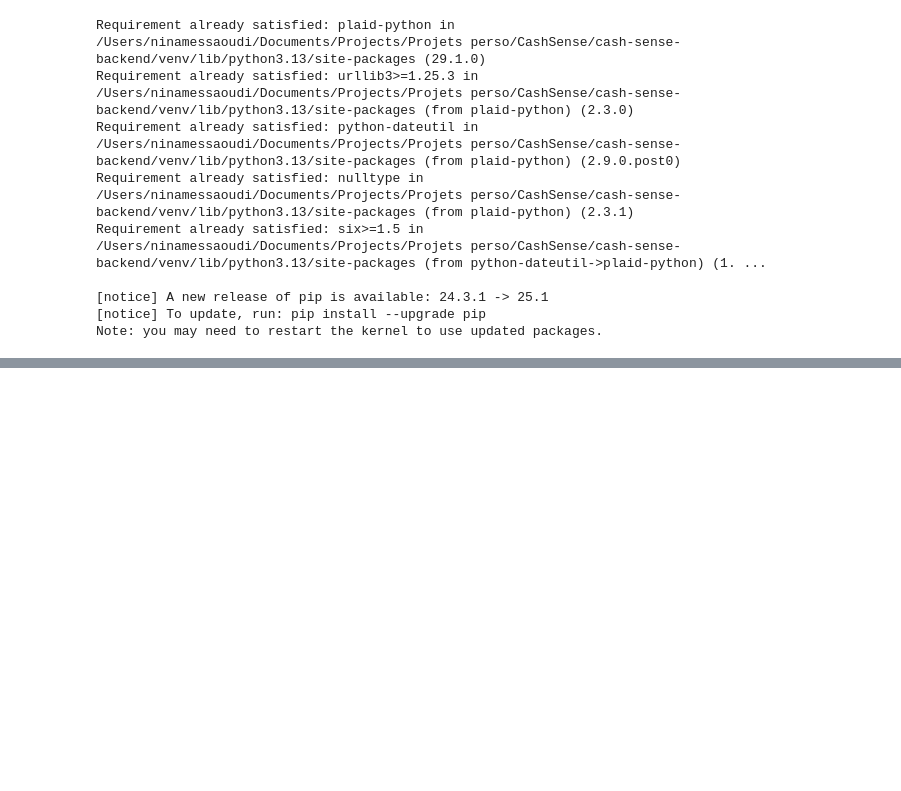
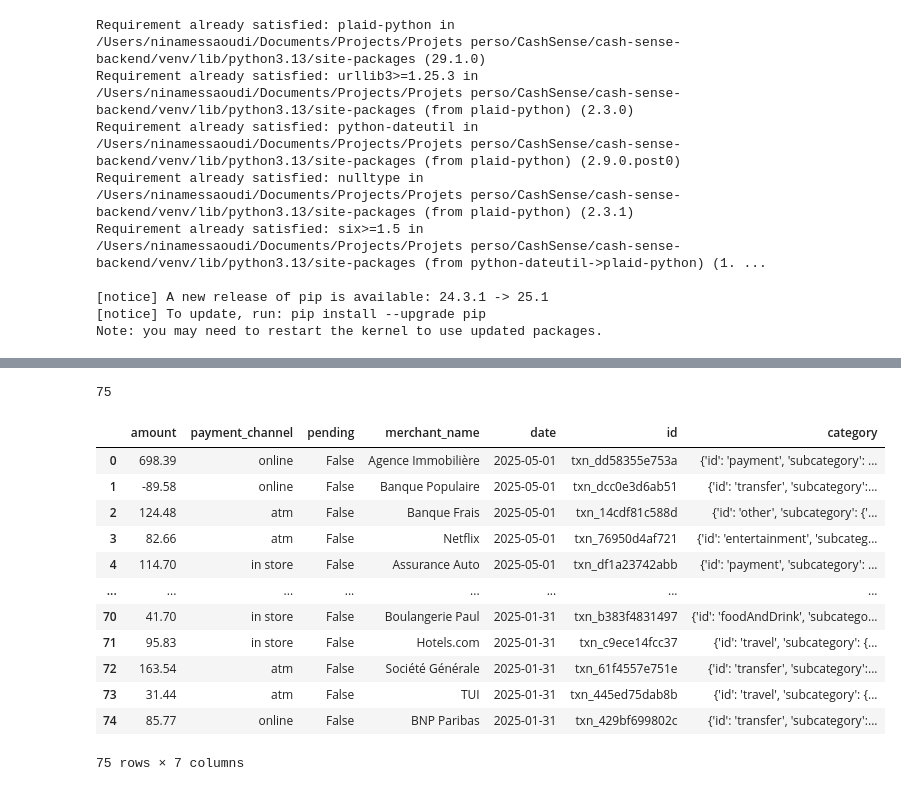
Before and after one commit to nina031/cash-sense-backend, a Jupyter notebook: notebooks/retreive_sand_data.ipynb, the cells around one changed output, grey strips where cells are left out. Cells and saved outputs as stored; diff of their text form; code cells hidden in the pictures; blank space fills up the shorter version.

```diff
--- a/notebooks/retreive_sand_data.ipynb
+++ b/notebooks/retreive_sand_data.ipynb
@@ -193,0 +412,6 @@ Creation de l'API flask
+# %%
+formated_transaction_list = []  # Utilise une liste vide plutôt que dict
+for transaction in transactions:
+    formatted_transaction = format_transaction(transaction)
+    formated_transaction_list.append(formatted_transaction)
+formated_transaction_list
@@ -193,0 +1133,24 @@ Creation de l'API flask
+# %%
+test_data = get_mock_transactions(days =90)
+# %%
+len(test_data)
+# %% [output]
+75
+# %%
+test_data_df = pd.DataFrame(test_data)
+# %%
+test_data_df
+# %% [output]
+|  | amount | payment_channel | pending | merchant_name | date | id | category |
+| 0 | 698.39 | online | False | Agence Immobilière | 2025-05-01 | txn_dd58355e753a | {'id': 'payment', 'subcategory': ... |
+| 1 | -89.58 | online | False | Banque Populaire | 2025-05-01 | txn_dcc0e3d6ab51 | {'id': 'transfer', 'subcategory':... |
+| 2 | 124.48 | atm | False | Banque Frais | 2025-05-01 | txn_14cdf81c588d | {'id': 'other', 'subcategory': {'... |
+| 3 | 82.66 | atm | False | Netflix | 2025-05-01 | txn_76950d4af721 | {'id': 'entertainment', 'subcateg... |
+| 4 | 114.70 | in store | False | Assurance Auto | 2025-05-01 | txn_df1a23742abb | {'id': 'payment', 'subcategory': ... |
+| ... | ... | ... | ... | ... | ... | ... | ... |
+| 70 | 41.70 | in store | False | Boulangerie Paul | 2025-01-31 | txn_b383f4831497 | {'id': 'foodAndDrink', 'subcatego... |
+| 71 | 95.83 | in store | False | Hotels.com | 2025-01-31 | txn_c9ece14fcc37 | {'id': 'travel', 'subcategory': {... |
+| 72 | 163.54 | atm | False | Société Générale | 2025-01-31 | txn_61f4557e751e | {'id': 'transfer', 'subcategory':... |
+| 73 | 31.44 | atm | False | TUI | 2025-01-31 | txn_445ed75dab8b | {'id': 'travel', 'subcategory': {... |
+| 74 | 85.77 | online | False | BNP Paribas | 2025-01-31 | txn_429bf699802c | {'id': 'transfer', 'subcategory':... |
+75 rows × 7 columns
```
Also changed, not shown: parts of 52 cells of this notebook, 11 other files.
